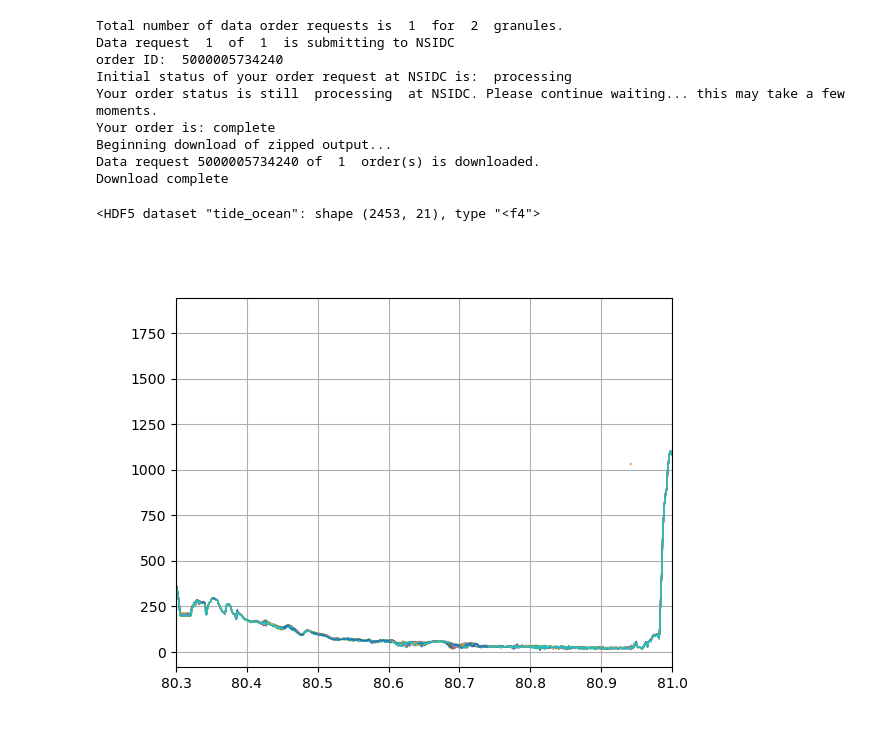
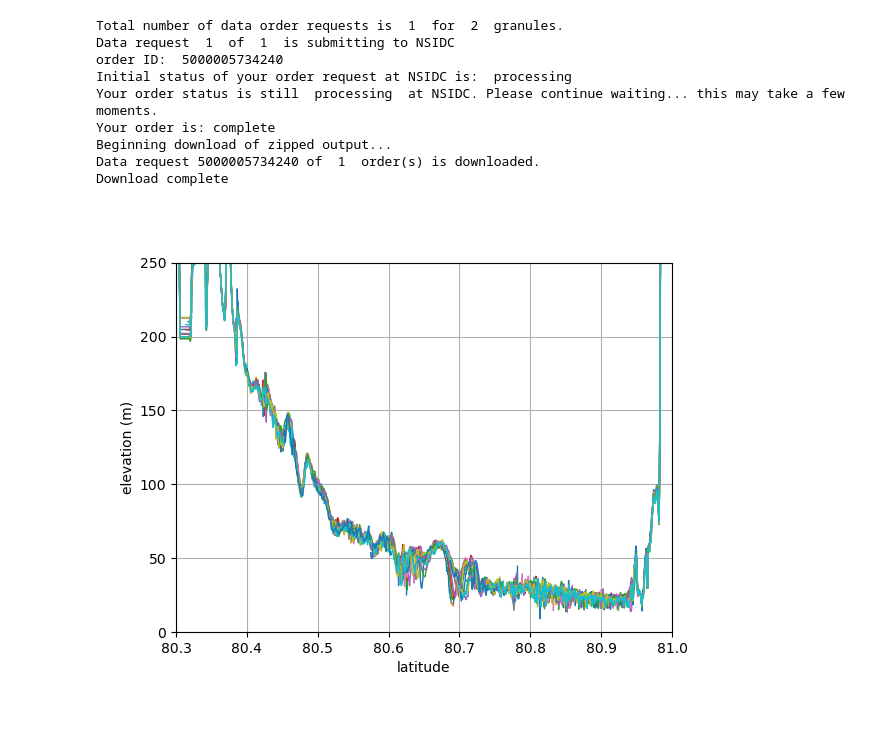
Before and after one commit to ICESAT-2HackWeek/GroundingLine-Greenland, a Jupyter notebook: slopetest.ipynb, the cells around one changed output. Drawn from its saved outputs; the diff is of its cells as text; code cells hidden in the pictures.

```diff
--- a/slopetest.ipynb
+++ b/slopetest.ipynb
@@ -145,53 +148,46 @@ Beginning download of zipped output...
 Data request 5000005734240 of  1  order(s) is downloaded.
 Download complete
 # %%
-f_name = '/home/jovyan/ICESat-2_hackweek/GroundingLine-Greenland/data/ATL06_Petermann/processed_ATL11_020104_0323_006_08.h5'
-f = h5py.File(f_name, "r")
+# f_name = '/home/jovyan/ICESat-2_hackweek/GroundingLine-Greenland/data/ATL06_Petermann/processed_ATL11_020104_0323_006_08.h5'
+# f = h5py.File(f_name, "r")
-# %%
-f[pairtrack+'/cycle_stats/tide_ocean'][:]
-# %% [output]
-<HDF5 dataset "tide_ocean": shape (2453, 21), type "<f4">
 # %%
 %matplotlib widget
 
-
+# plot the elevations from all the cycles for each filename
 f.keys()
 pairtrack = 'pt3'
 # f['pt2'].keys()
 fig,axs = plt.subplots()
 # f['pt2/ref_surf'].keys()
 filenames = glob.glob('/home/jovyan/ICESat-2_hackweek/GroundingLine-Greenland/data/ATL11_Petermann/processed_ATL11_0582*.h5')
-for k,filename in enumerate(filenames):
-    # filename = filenames[0]
-    f = h5py.File(filename, "r")
-    if k==1:
+for k,filename in enumerate(filenames): # we need to loop through all the cycles for each filename
+    f = h5py.File(filename, "r") #pull out the h5 data
+    if k==1: # this allows us to collect all the data from both files into combined variables
         tidetemp = f[pairtrack+'/cycle_stats/tide_ocean'][:]
         final_tide = np.concatenate((tide,tidetemp))
         deltimetemp = f[pairtrack+'/delta_time'][:]
         final_time = np.concatenate((deltimetemp,deltime))
         latstemp = f[pairtrack]['latitude'][:]
         h_corr_temp = f[pairtrack]['h_corr'][:]
         h_corr_temp[h_corr_temp>1000000]=np.nan
         h_corr_final = np.concatenate((h_corr_temp,h_corr))
         final_lats = np.concatenate((latstemp,lats))
     lats = f[pairtrack]['latitude'][:]
-    lons = f[pairtrack]['longitude']
-    tide = f[pairtrack+'/cycle_stats/tide_ocean'][:]
-    h_corr = f[pairtrack]['h_corr'][:]
+    lons = f[pairtrack]['longitude'][:]
+    h_corr = f[pairtrack]['h_corr'][:] # this is the parameter we care about - elevation
     x_atc = f[pairtrack+'/ref_surf/x_atc'][:]
-    h_corr[h_corr>1000000]=np.nan
+    h_corr[h_corr>1000000]=np.nan # turn the fill value into nans
     deltime = f[pairtrack+'/delta_time'][:]
-    c=0
     for ind in np.arange(h_corr.shape[1]):
         axs.plot(lats,h_corr[:,ind],label = 'cycle' + str(ind),linewidth=1)
-        c+=1
 axs.set_xlim([80.3,81])
 # axs2 = axs.twinx()
 axs.grid()
 # axs2.plot(final_lats,h_mean,color='red')
-# axs.set_ylim([0,50])
-
+axs.set_ylim([0,250])
+axs.set_xlabel('latitude')
+axs.set_ylabel('elevation (m)')
 plt.show()
 # %% [output]
-[figure, old version]
+[figure, new version]
 # %%
```
Also changed, not shown: parts of 25 cells of this notebook.
